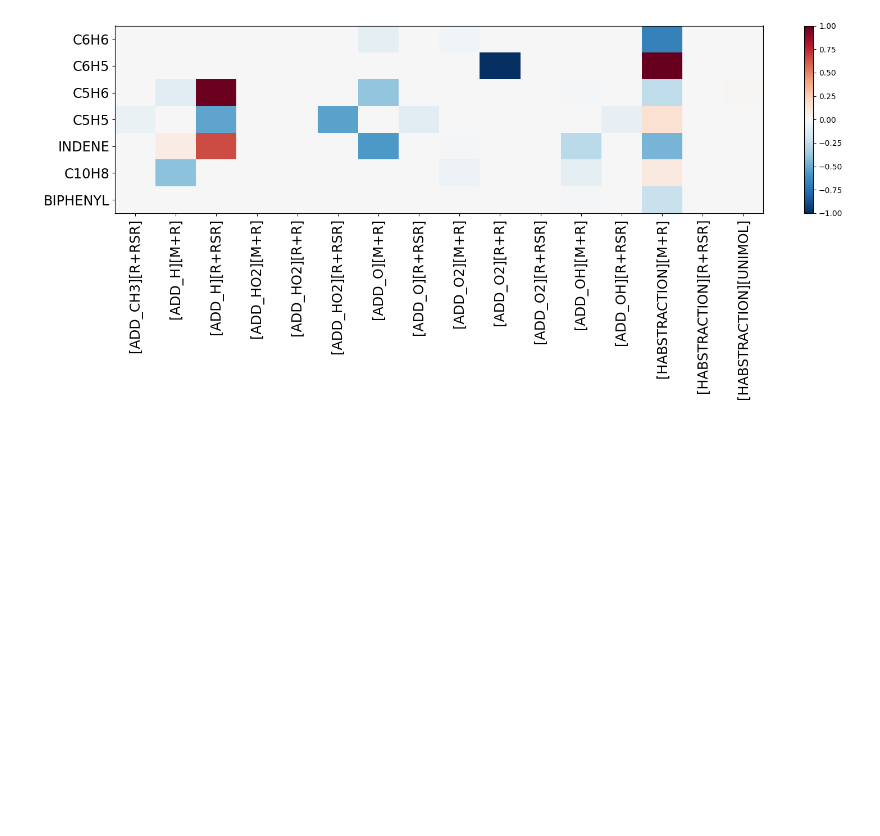
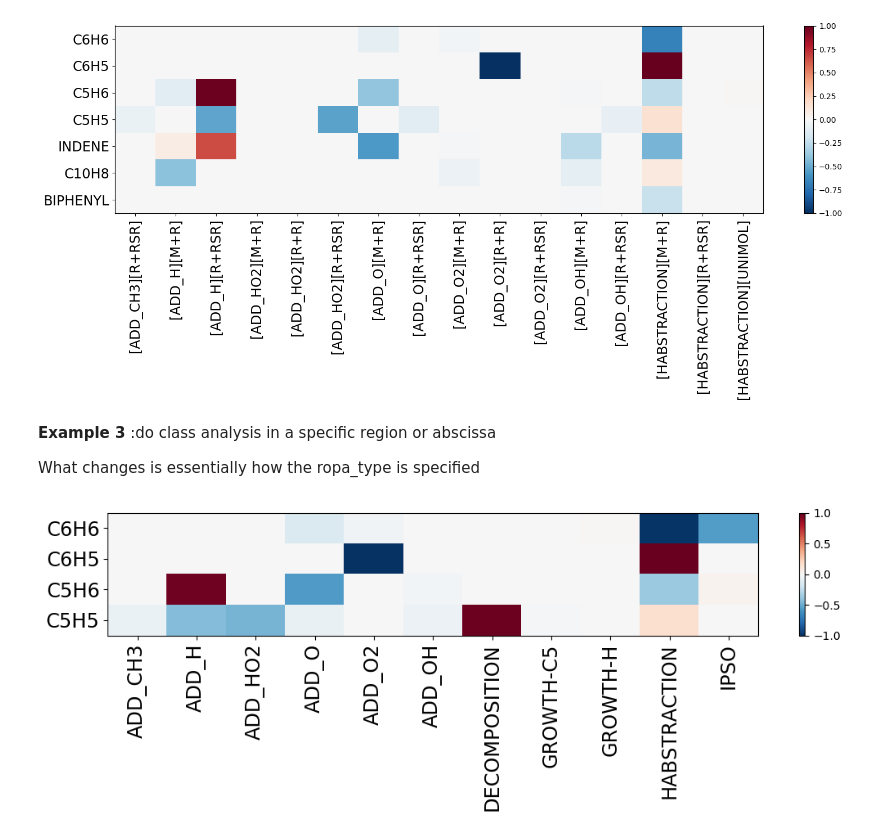
Before and after one commit to tdinelli/pySMOKEPostProcessor, a Jupyter notebook: examples/ReactionClasses.ipynb, the cells around one changed output. Drawn from its saved outputs; the diff is of its cells as text; code cells hidden in the pictures; blank space fills up the shorter version.

Commit message:
postproc by class adapted to process local ropa

```diff
--- a/examples/ReactionClasses.ipynb
+++ b/examples/ReactionClasses.ipynb
@@ -85,3 +97,29 @@ for simul_name, simul_fld in simul_flds.items():
     save_fig(fig, plt_fld, sortlist, simul_name)
 # %% [output]
 [figure]
+# %% [markdown]
+**Example 3** :do class analysis in a specific region or abscissa
+
+What changes is essentially how the ropa_type is specified
+# %%
+ropa_type = {'local': 0.1}
+# ropa_type = {'region': [0.01, 0.1]}
+species_list =['C6H6','C6H5','C5H6','C5H5']
+filter_dct = {}   # filter according to selected criteria in name
+thresh = 1e-2 # threshold for minimum flux
+n_of_rxns = 200            # max n of rxns to consider for flux (default: 100)
+sortlist = ['classtype'] # classtype, speciestype, reactiontype, bimoltype (R+R, RSR+RSR, M+M, ETC)
+                                                          # sum if both apply and sort by this criteria
+simul_fld = simul_flds['example-c6h6']
+# assign class
+fluxbyclass = FluxByClass(kinetic_mechanism = kin_xml_fld, classes_definition = class_groups_fld, verbose = False)
+
+# assign flux and process according to selected criteria
+fluxbyclass.process_flux(species_list = species_list, results_folder = simul_fld, ropa_type = ropa_type)
+sortdf = fluxbyclass.sort_and_filter(sortlist, filter_dct, thresh)
+# plot heatmap
+fig = plot_heatmap(sortdf)
+# save heatmap
+save_fig(fig, plt_fld, sortlist, 'example-c6h6-local')
+# %% [output]
+[figure, added]
```
Also changed, not shown: parts of 3 cells of this notebook, 7 other files.
